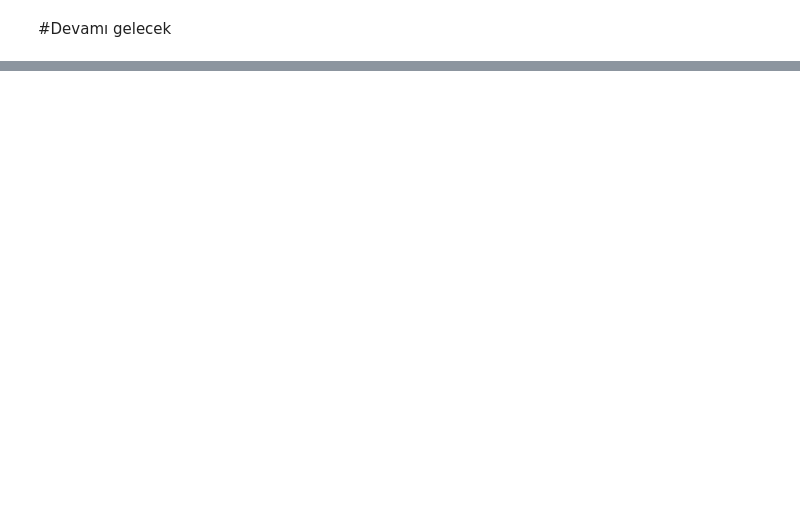
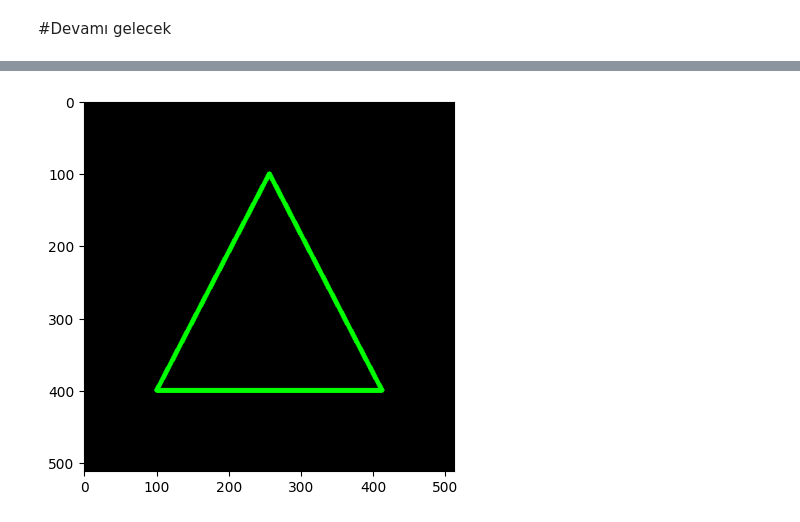
Before and after one commit to murabur/gta5_autopilot, a Jupyter notebook: Bolum_1_Temeller/Video_1.3_OpenCV/5_cizim_fonksiyonları.ipynb, the cells around one changed output, grey strips where cells are left out. Cells and saved outputs as stored; diff of their text form; code cells hidden in the pictures; blank space fills up the shorter version.

```diff
--- a/Bolum_1_Temeller/Video_1.3_OpenCV/5_cizim_fonksiyonları.ipynb
+++ b/Bolum_1_Temeller/Video_1.3_OpenCV/5_cizim_fonksiyonları.ipynb
@@ -63,0 +100,37 @@ plt.show()
+# %%
+import cv2
+import numpy as np
+import matplotlib.pyplot as plt
+
+# 512x512 siyah bir tuval oluşturuyoruz
+img = np.zeros((512, 512, 3), np.uint8)
+
+# --- ÇOKGEN NOKTALARINI TANIMLAMA ---
+# Önemli: Noktalar [x, y] şeklinde bir liste olmalı.
+# Burada bir üçgenin köşelerini belirliyoruz:
+pts = np.array([[256, 100], [100, 400], [412, 400]], np.int32)
+
+# OpenCV, noktaları [Nokta_Sayısı, 1, 2] boyutunda bir matris olarak bekler.
+# .reshape((-1, 1, 2)) işlemi bu uyumu sağlar.
+#-1 = eleman sayısını otomatik say
+# 1 = grup içindeki sayı, her elemanın tek bir grubu olsun
+# 2 = koordinat çifti - en içteki her pakette 2 tane sayı (x,y) olsun.
+#opencv için bu formatta verilmesi gerekli
+pts = pts.reshape((-1, 1, 2)) #-1
+
+#Reshape Öncesi (3x2 matris): [[x1, y1], [x2, y2], [x3, y3]]
+#Reshape Sonrası (3x1x2 matris): [[[x1, y1]], [[x2, y2]], [[x3, y3]]]
+
+# cv2.polylines parametreleri:
+# img: Çizim yapılacak görsel
+# pts: Noktalar dizisi (Liste içinde gönderilmelidir: [pts])
+# isClosed: True ise son noktayı ilk noktaya bağlar (şekli kapatır), False ise açık bırakır.
+# color: BGR renk formatı (Burada Yeşil: 0, 255, 0)
+# thickness: Çizgi kalınlığı
+
+cv2.polylines(img=img, pts=[pts], isClosed=True, color=(0, 255, 0), thickness=5)
+
+plt.imshow(cv2.cvtColor(img, cv2.COLOR_BGR2RGB))
+plt.show()
+# %% [output]
+[figure, added]
```
Also changed, not shown: parts of 12 cells of this notebook.
